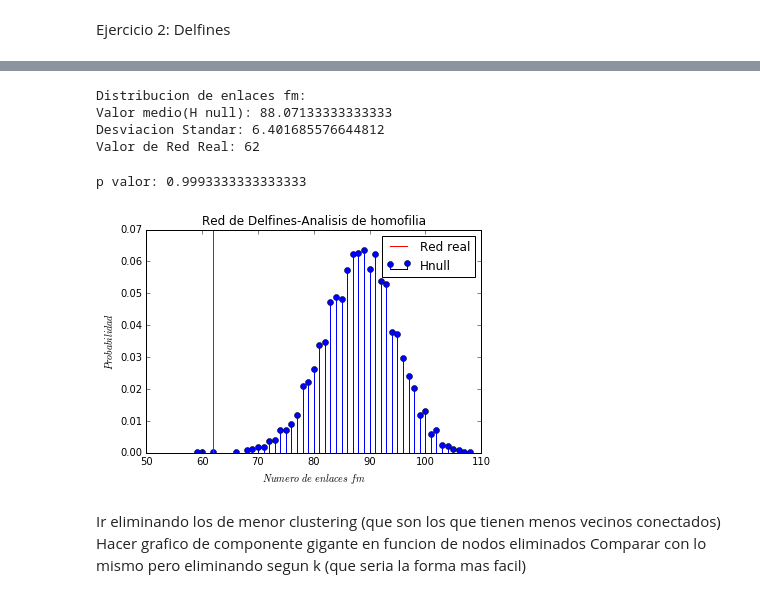
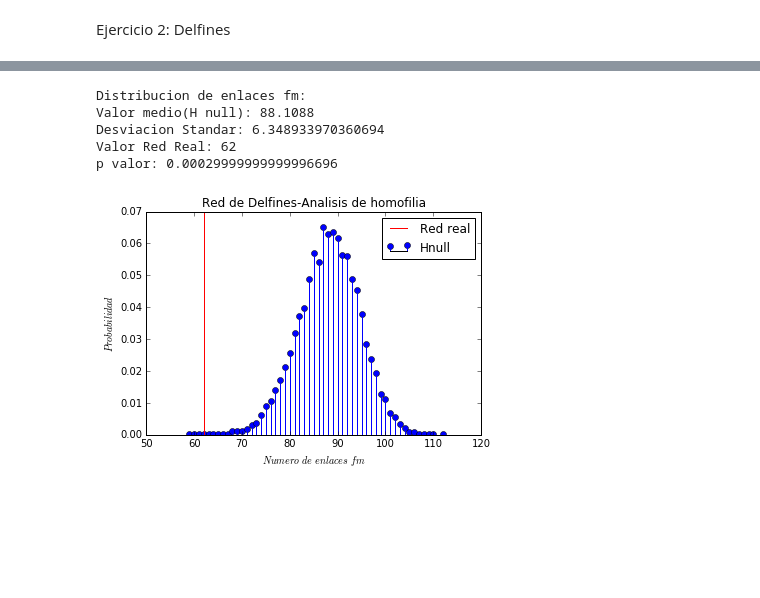
Before and after one commit to Redes2018/tp1, a Jupyter notebook: TC1-2.ipynb, the cells around one changed output, grey strips where cells are left out. Saved outputs shown, nothing was run; the diff lists cells and outputs as text; code cells hidden in the pictures; blank space fills up the shorter version.

```diff
--- a/TC1-2.ipynb
+++ b/TC1-2.ipynb
@@ -57,8 +55,8 @@ plt.show()
 #b)Analisis de la homofilia
 Enlaces_fm=[]
 
-#Hacemos 3000 asignaciones aleatorias de genero:
-num_asignaciones=3000
+#Hacemos 10000 asignaciones aleatorias de genero:
+num_asignaciones=10000
 for it in range(0,num_asignaciones):
 
     #Reordenamos el vector de generos
@@ -66,67 +64,61 @@ for it in range(0,num_asignaciones):
         genero_shuffle=genero #No lo reordenamos si es el primero de la red real
     else:
         genero_shuffle=genero
         np.random.shuffle((genero_shuffle)) #Reordenamos aleat los generos si no es el primero
 
     #Reasignamos a cada nodo un valor en el vector de genero_shuffle:
     for d,g in zip(delfines,genero_shuffle):
         mydolphins.add_node(d, gender=g)
 
     #Contamos la fraccion de enlaces que conecta nodos con diferente genero o sea f-m:
     enlaces=list(mydolphins.edges.data())
     enlaces_fm=0 #Ponemos en cero el contador
     #Recorremos los enlaces y nos fijamos cual de ellos es del tipo f-m:
     for i in range(0,len(enlaces)-1):
         genero1=mydolphins.nodes[enlaces[i][0]]['gender']
         genero2=mydolphins.nodes[enlaces[i][1]]['gender']
         if genero1 != genero2:   #Comparamos los generos
             enlaces_fm += 1 #Incrementamos el contador si el enlace es f-m
     Enlaces_fm.append(enlaces_fm) #Guardamos la cantidad de enlaces f-m
-
 #Valor medio y desviacion standar
 mean_enlacesfm=np.mean(Enlaces_fm)
 desv_enlacesfm=np.std(Enlaces_fm)
 
 #b)ii) Comparación
 
 print ('Distribucion de enlaces fm:')
 print ('Valor medio(H null): {}'.format(mean_enlacesfm))
 print ('Desviacion Standar: {}'.format(desv_enlacesfm))
-print ('Valor de Red Real: {}'.format(Enlaces_fm[0]))
+print ('Valor Red Real: {}'.format(Enlaces_fm[0]))
+
+#b)iii) Histograma y p-valor:
+histograma=np.unique(Enlaces_fm,return_counts=True)
+k_enlacesfm=histograma[0]
+probabilidad=histograma[1]/float(num_asignaciones)
+
+#p-valor: supongamos que sea la probabilidad que queda acumulada a la izq del valor que obtuvimos del numero de enlaces_fm de la red real.
+#Buscamos el k_enlacesfm mas cercano al que nos dio la red real.
+closestto=Enlaces_fm[0]
+theclosest=min(histograma[0], key=lambda x:abs(x-closestto))
+theclosest_index=int(np.where(histograma[0] == theclosest)[0])
+
+#Sumamos las probabilidades desde el mas cercano hasta el ultimo hacia la derecha.
+pvalue=1-np.sum(probabilidad[theclosest_index :])
+print ('p valor: {}'.format(pvalue))
+
+
+plt.figure()
+plt.stem(k_enlacesfm,probabilidad, basefmt='k', label='Hnull')
+plt.axvline(Enlaces_fm[0], c="red",label='Red real')#Linea vertical en el valor de la red real
+plt.xlabel('$Numero$ $de$ $enlaces$ $fm$')
+plt.ylabel('$Probabilidad$')
+plt.title('Red de Delfines-Analisis de homofilia')
+plt.legend()
+plt.show()
 # %% [output]
 Distribucion de enlaces fm:
-Valor medio(H null): 88.07133333333333
-Desviacion Standar: 6.401685576644812
-Valor de Red Real: 62
+Valor medio(H null): 88.1088
+Desviacion Standar: 6.348933970360694
+Valor Red Real: 62
+p valor: 0.00029999999999996696
+[figure, added]
-# %%
-#b)iii) Histograma y p-valor:
-histograma=np.unique(Enlaces_fm,return_counts=True)
-k_enlacesfm=histograma[0]
-probabilidad=histograma[1]/float(num_asignaciones)
-
-#p-valor: supongamos que sea la probabilidad que queda acumulada a la derecha del valor que obtuvimos del numero de enlaces_fm de la red real.
-#Buscamos el k_enlacesfm mas cercano al que nos dio la red real.
-closestto=Enlaces_fm[0]
-theclosest=min(histograma[0], key=lambda x:abs(x-closestto))
-theclosest_index=int(np.where(histograma[0] == theclosest)[0])
-
-#Sumamos las probabilidades desde el mas cercano hasta el ultimo hacia la derecha.
-pvalue=np.sum(probabilidad[theclosest_index :])
-print ('p valor: {}'.format(pvalue))
-
-
-plt.figure()
-plt.stem(k_enlacesfm,probabilidad, basefmt='k', label='Hnull')
-plt.axvline(Enlaces_fm[0], c="red",label='Red real')#Linea vertical en el valor de la red real
-plt.xlabel('$Numero$ $de$ $enlaces$ $fm$')
-plt.ylabel('$Probabilidad$')
-plt.title('Red de Delfines-Analisis de homofilia')
-plt.legend()
-plt.show()
-# %% [output]
-p valor: 0.9993333333333333
-[figure, removed]
-# %% [markdown]
-Ir eliminando los de menor clustering (que son los que tienen menos vecinos conectados)
-Hacer grafico de componente gigante en funcion de nodos eliminados
-Comparar con lo mismo pero eliminando segun k (que seria la forma mas facil)
```
Also changed, not shown: parts of 7 cells of this notebook, 1 other file.
